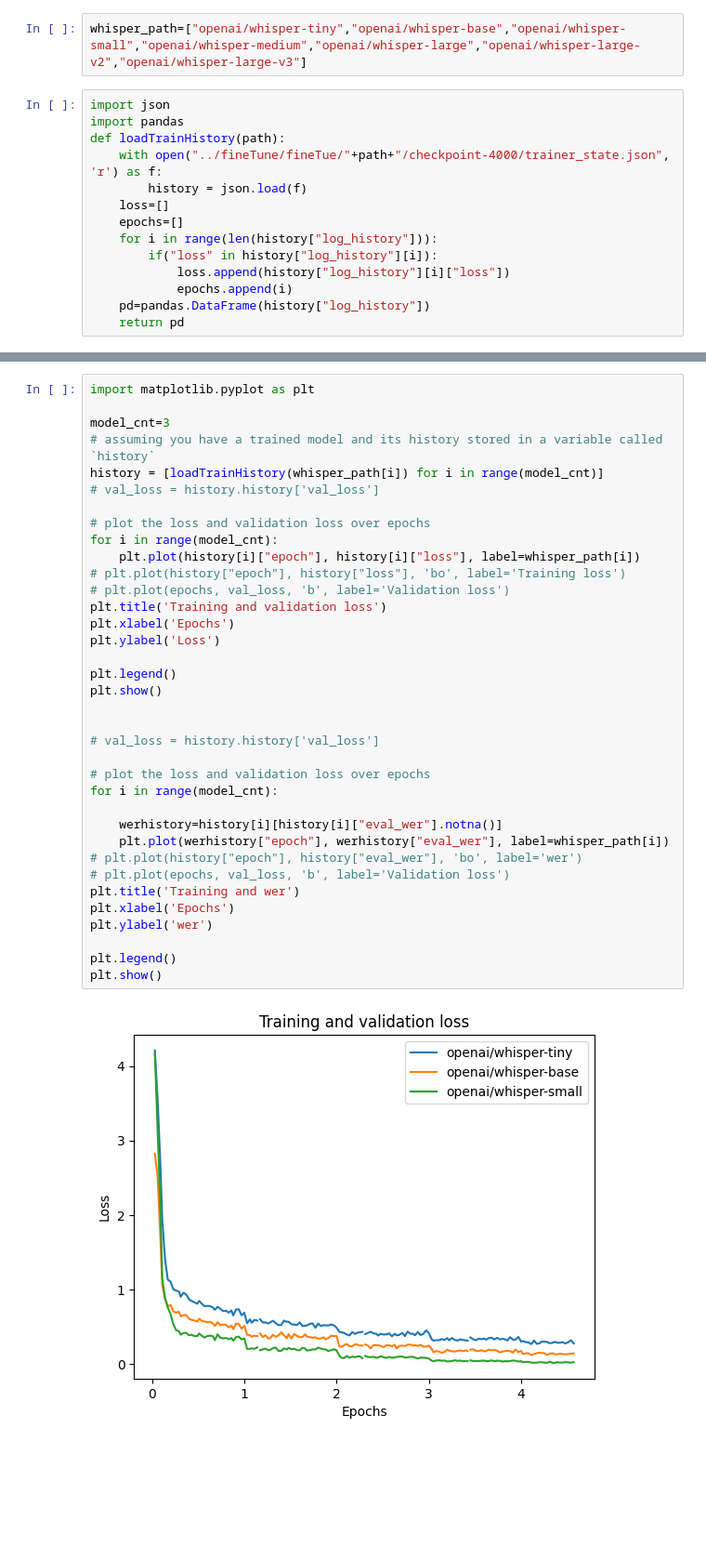
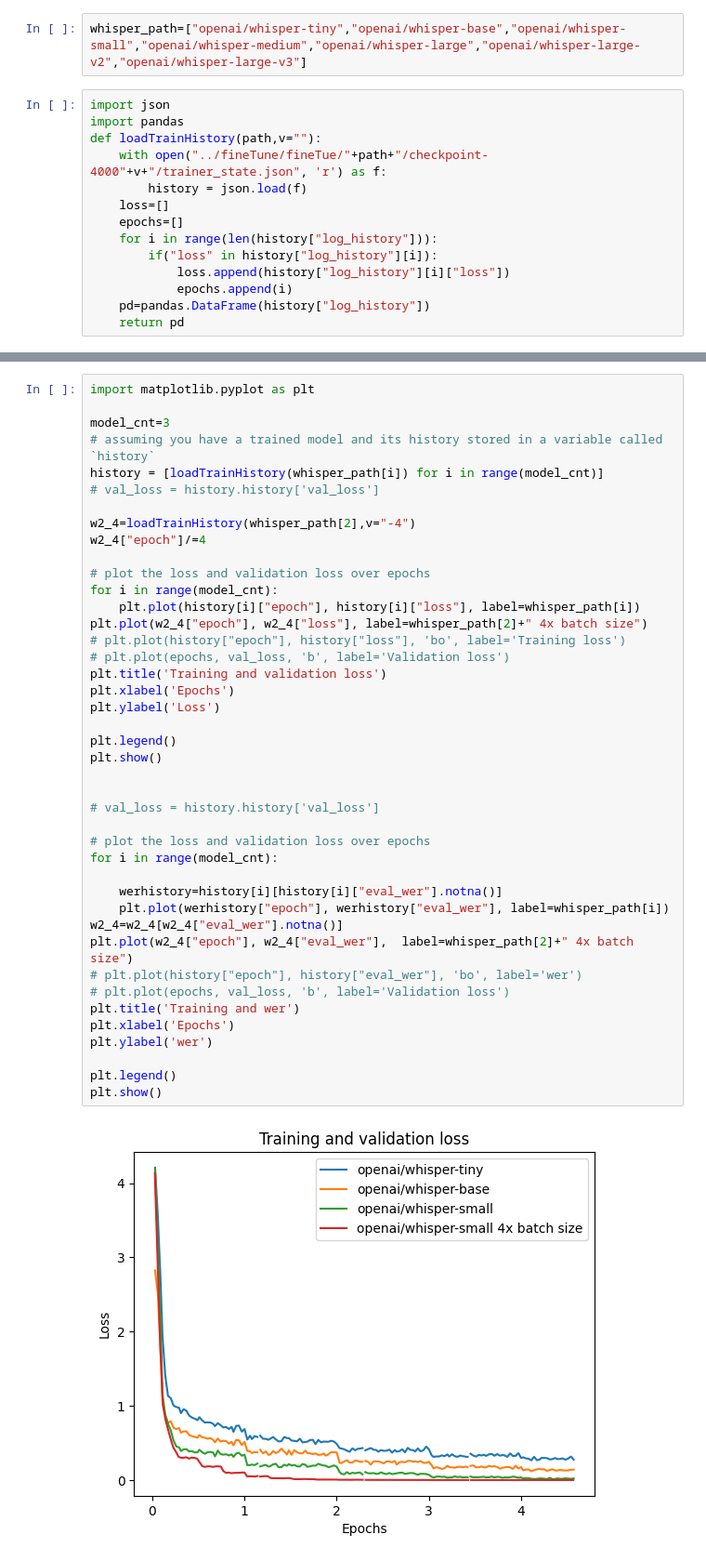
Before and after one commit to ken20020209/WhisperAIproject, a Jupyter notebook: evaluation/visualization.ipynb, the cells around one changed output, grey strips where cells are left out. Shown: that part at 93% size. Cells and saved outputs as stored; diff of their text form; blank space fills up the shorter version.

```diff
--- a/evaluation/visualization.ipynb
+++ b/evaluation/visualization.ipynb
@@ -3,8 +3,8 @@ whisper_path=["openai/whisper-tiny","openai/whisper-base","openai/whisper-small"
 # %%
 import json
 import pandas
-def loadTrainHistory(path):
-    with open("../fineTune/fineTue/"+path+"/checkpoint-4000/trainer_state.json", 'r') as f:
+def loadTrainHistory(path,v=""):
+    with open("../fineTune/fineTue/"+path+"/checkpoint-4000"+v+"/trainer_state.json", 'r') as f:
         history = json.load(f)
     loss=[]
     epochs=[]
@@ -42,33 +42,39 @@ model_cnt=3
 history = [loadTrainHistory(whisper_path[i]) for i in range(model_cnt)]
 # val_loss = history.history['val_loss']
 
+w2_4=loadTrainHistory(whisper_path[2],v="-4")
+w2_4["epoch"]/=4
+
 # plot the loss and validation loss over epochs
 for i in range(model_cnt):
     plt.plot(history[i]["epoch"], history[i]["loss"], label=whisper_path[i])
+plt.plot(w2_4["epoch"], w2_4["loss"], label=whisper_path[2]+" 4x batch size")
 # plt.plot(history["epoch"], history["loss"], 'bo', label='Training loss')
 # plt.plot(epochs, val_loss, 'b', label='Validation loss')
 plt.title('Training and validation loss')
 plt.xlabel('Epochs')
 plt.ylabel('Loss')
 
 plt.legend()
 plt.show()
 
 
 # val_loss = history.history['val_loss']
 
 # plot the loss and validation loss over epochs
 for i in range(model_cnt):
 
     werhistory=history[i][history[i]["eval_wer"].notna()]
     plt.plot(werhistory["epoch"], werhistory["eval_wer"], label=whisper_path[i])
+w2_4=w2_4[w2_4["eval_wer"].notna()]
+plt.plot(w2_4["epoch"], w2_4["eval_wer"],  label=whisper_path[2]+" 4x batch size")
 # plt.plot(history["epoch"], history["eval_wer"], 'bo', label='wer')
 # plt.plot(epochs, val_loss, 'b', label='Validation loss')
 plt.title('Training and wer')
 plt.xlabel('Epochs')
 plt.ylabel('wer')
 
 plt.legend()
 plt.show()
 # %% [output]
-[figure, old version]
+[figure, new version]
```
Also changed, not shown: parts of 2 cells of this notebook, 6 other files.
